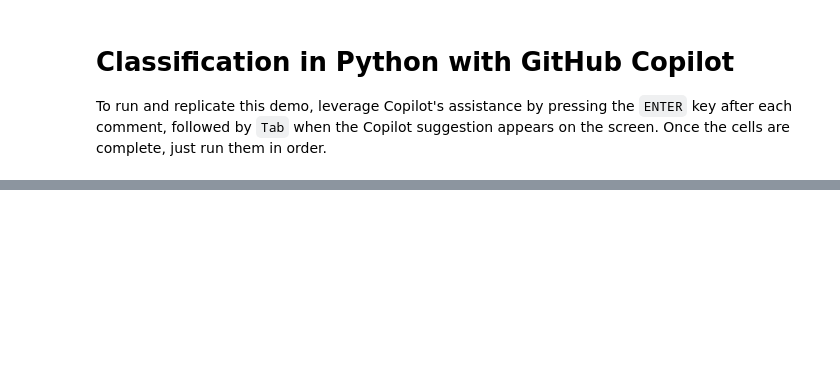
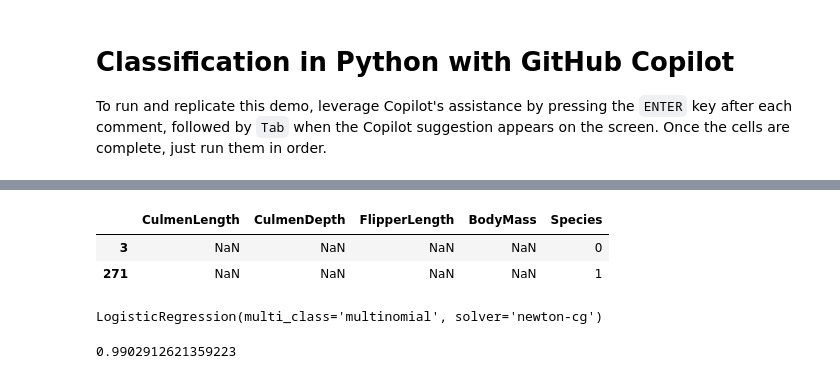
Before and after one commit to memoros77/GithubCopilotAI, a Jupyter notebook: demos/classification-demo.ipynb, the cells around one changed output, grey strips where cells are left out. Cells and saved outputs as stored; diff of their text form; code cells hidden in the pictures; blank space fills up the shorter version.

Commit message:
Completa modelo de clasificación

```diff
--- a/demos/classification-demo.ipynb
+++ b/demos/classification-demo.ipynb
@@ -17,4 +41,9 @@ df.head()
 # %%
 # Show rows with missing values
+df[df.isnull().any(axis=1)]
+# %% [output]
+|  | CulmenLength | CulmenDepth | FlipperLength | BodyMass | Species |
+| 3 | NaN | NaN | NaN | NaN | 0 |
+| 271 | NaN | NaN | NaN | NaN | 1 |
 # %%
 # Drop rows with missing values
@@ -31,10 +65,26 @@ df.head()
 # %%
 # Let's train a Logistic Regression model
-# 1. Create a multiclass Logistic Regression model
+# 1. Create a multiclass Logistic Regression with solver lbfgs, which is a good solver for multiclass problems, and multinomial as the multiclass option, other options are one-vs-rest (ovr) and softmax
 # 2. Train the model
 
 # Create a multiclass Logistic Regression model
+from sklearn.linear_model import LogisticRegression
+model = LogisticRegression(multi_class='multinomial', solver='newton-cg')
+
+# Train the model
+model.fit(X_train, y_train.values.ravel())
+# %% [output]
+LogisticRegression(multi_class='multinomial', solver='newton-cg')
 # %%
 # Let's evaluate the model
 # 1. Predict the labels of the test set
 # 2. Calculate the accuracy of the model
+
+# Predict the labels of the test set
+y_pred = model.predict(X_test)
+
+# Calculate the accuracy of the model
+from sklearn.metrics import accuracy_score
+accuracy_score(y_test, y_pred)
+# %% [output]
+0.9902912621359223
```
Also changed, not shown: parts of 7 cells of this notebook.
